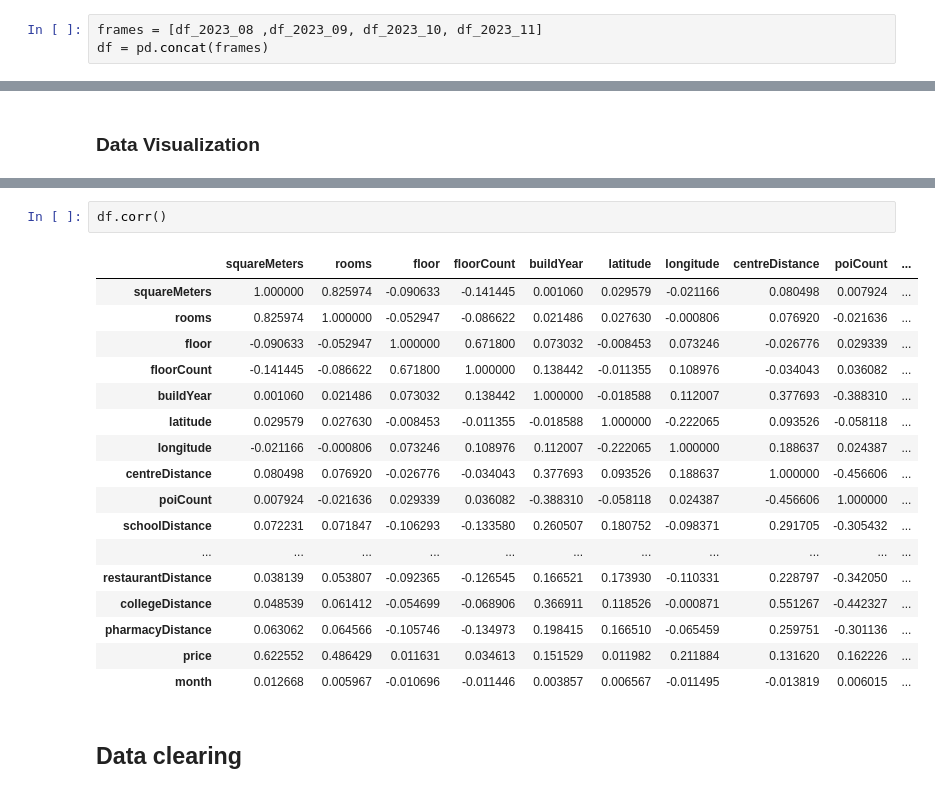
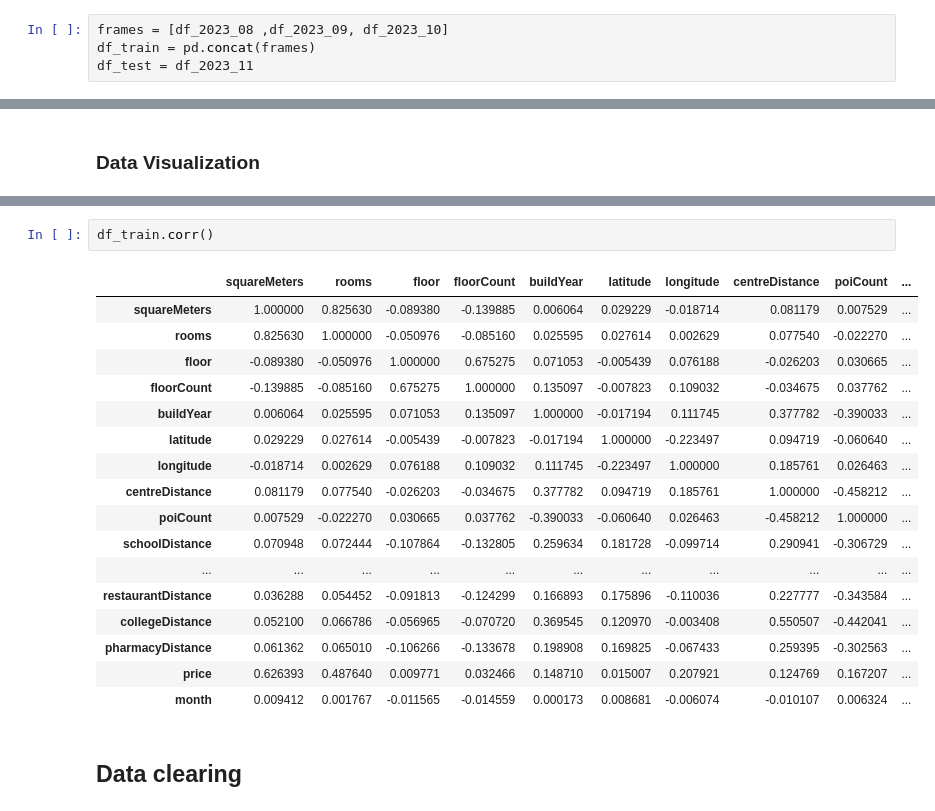
Before and after one commit to DamianSystem/Prediction-of-apartment-prices-in-selected-towns-in-Poland---project, a Jupyter notebook: Projekt Mieszkanie.ipynb, the cells around one changed output, grey strips where cells are left out. Saved outputs shown, nothing was run; the diff lists cells and outputs as text.

```diff
--- a/Projekt Mieszkanie.ipynb
+++ b/Projekt Mieszkanie.ipynb
@@ -99,4 +101,5 @@ df_2023_11.head()
 # %%
-frames = [df_2023_08 ,df_2023_09, df_2023_10, df_2023_11]
-df = pd.concat(frames)
+frames = [df_2023_08 ,df_2023_09, df_2023_10]
+df_train = pd.concat(frames)
+df_test = df_2023_11
 # %%
@@ -274,23 +277,23 @@ my_correlation_analysis(df)
 # %%
-df.corr()
+df_train.corr()
 # %% [output]
 |  | squareMeters | rooms | floor | floorCount | buildYear | latitude | longitude | centreDistance | poiCount | ... |
-| squareMeters | 1.000000 | 0.825974 | -0.090633 | -0.141445 | 0.001060 | 0.029579 | -0.021166 | 0.080498 | 0.007924 | ... |
-| rooms | 0.825974 | 1.000000 | -0.052947 | -0.086622 | 0.021486 | 0.027630 | -0.000806 | 0.076920 | -0.021636 | ... |
-| floor | -0.090633 | -0.052947 | 1.000000 | 0.671800 | 0.073032 | -0.008453 | 0.073246 | -0.026776 | 0.029339 | ... |
-| floorCount | -0.141445 | -0.086622 | 0.671800 | 1.000000 | 0.138442 | -0.011355 | 0.108976 | -0.034043 | 0.036082 | ... |
-| buildYear | 0.001060 | 0.021486 | 0.073032 | 0.138442 | 1.000000 | -0.018588 | 0.112007 | 0.377693 | -0.388310 | ... |
-| latitude | 0.029579 | 0.027630 | -0.008453 | -0.011355 | -0.018588 | 1.000000 | -0.222065 | 0.093526 | -0.058118 | ... |
-| longitude | -0.021166 | -0.000806 | 0.073246 | 0.108976 | 0.112007 | -0.222065 | 1.000000 | 0.188637 | 0.024387 | ... |
-| centreDistance | 0.080498 | 0.076920 | -0.026776 | -0.034043 | 0.377693 | 0.093526 | 0.188637 | 1.000000 | -0.456606 | ... |
-| poiCount | 0.007924 | -0.021636 | 0.029339 | 0.036082 | -0.388310 | -0.058118 | 0.024387 | -0.456606 | 1.000000 | ... |
-| schoolDistance | 0.072231 | 0.071847 | -0.106293 | -0.133580 | 0.260507 | 0.180752 | -0.098371 | 0.291705 | -0.305432 | ... |
+| squareMeters | 1.000000 | 0.825630 | -0.089380 | -0.139885 | 0.006064 | 0.029229 | -0.018714 | 0.081179 | 0.007529 | ... |
+| rooms | 0.825630 | 1.000000 | -0.050976 | -0.085160 | 0.025595 | 0.027614 | 0.002629 | 0.077540 | -0.022270 | ... |
+| floor | -0.089380 | -0.050976 | 1.000000 | 0.675275 | 0.071053 | -0.005439 | 0.076188 | -0.026203 | 0.030665 | ... |
+| floorCount | -0.139885 | -0.085160 | 0.675275 | 1.000000 | 0.135097 | -0.007823 | 0.109032 | -0.034675 | 0.037762 | ... |
+| buildYear | 0.006064 | 0.025595 | 0.071053 | 0.135097 | 1.000000 | -0.017194 | 0.111745 | 0.377782 | -0.390033 | ... |
+| latitude | 0.029229 | 0.027614 | -0.005439 | -0.007823 | -0.017194 | 1.000000 | -0.223497 | 0.094719 | -0.060640 | ... |
+| longitude | -0.018714 | 0.002629 | 0.076188 | 0.109032 | 0.111745 | -0.223497 | 1.000000 | 0.185761 | 0.026463 | ... |
+| centreDistance | 0.081179 | 0.077540 | -0.026203 | -0.034675 | 0.377782 | 0.094719 | 0.185761 | 1.000000 | -0.458212 | ... |
+| poiCount | 0.007529 | -0.022270 | 0.030665 | 0.037762 | -0.390033 | -0.060640 | 0.026463 | -0.458212 | 1.000000 | ... |
+| schoolDistance | 0.070948 | 0.072444 | -0.107864 | -0.132805 | 0.259634 | 0.181728 | -0.099714 | 0.290941 | -0.306729 | ... |
 | ... | ... | ... | ... | ... | ... | ... | ... | ... | ... | ... |
-| restaurantDistance | 0.038139 | 0.053807 | -0.092365 | -0.126545 | 0.166521 | 0.173930 | -0.110331 | 0.228797 | -0.342050 | ... |
-| collegeDistance | 0.048539 | 0.061412 | -0.054699 | -0.068906 | 0.366911 | 0.118526 | -0.000871 | 0.551267 | -0.442327 | ... |
-| pharmacyDistance | 0.063062 | 0.064566 | -0.105746 | -0.134973 | 0.198415 | 0.166510 | -0.065459 | 0.259751 | -0.301136 | ... |
-| price | 0.622552 | 0.486429 | 0.011631 | 0.034613 | 0.151529 | 0.011982 | 0.211884 | 0.131620 | 0.162226 | ... |
-| month | 0.012668 | 0.005967 | -0.010696 | -0.011446 | 0.003857 | 0.006567 | -0.011495 | -0.013819 | 0.006015 | ... |
+| restaurantDistance | 0.036288 | 0.054452 | -0.091813 | -0.124299 | 0.166893 | 0.175896 | -0.110036 | 0.227777 | -0.343584 | ... |
+| collegeDistance | 0.052100 | 0.066786 | -0.056965 | -0.070720 | 0.369545 | 0.120970 | -0.003408 | 0.550507 | -0.442041 | ... |
+| pharmacyDistance | 0.061362 | 0.065010 | -0.106266 | -0.133678 | 0.198908 | 0.169825 | -0.067433 | 0.259395 | -0.302563 | ... |
+| price | 0.626393 | 0.487640 | 0.009771 | 0.032466 | 0.148710 | 0.015007 | 0.207921 | 0.124769 | 0.167207 | ... |
+| month | 0.009412 | 0.001767 | -0.011565 | -0.014559 | 0.000173 | 0.008681 | -0.006074 | -0.010107 | 0.006324 | ... |
 # %% [markdown]
 ## Data clearing
 # %% [markdown]
```
Also changed, not shown: parts of 48 cells of this notebook.
